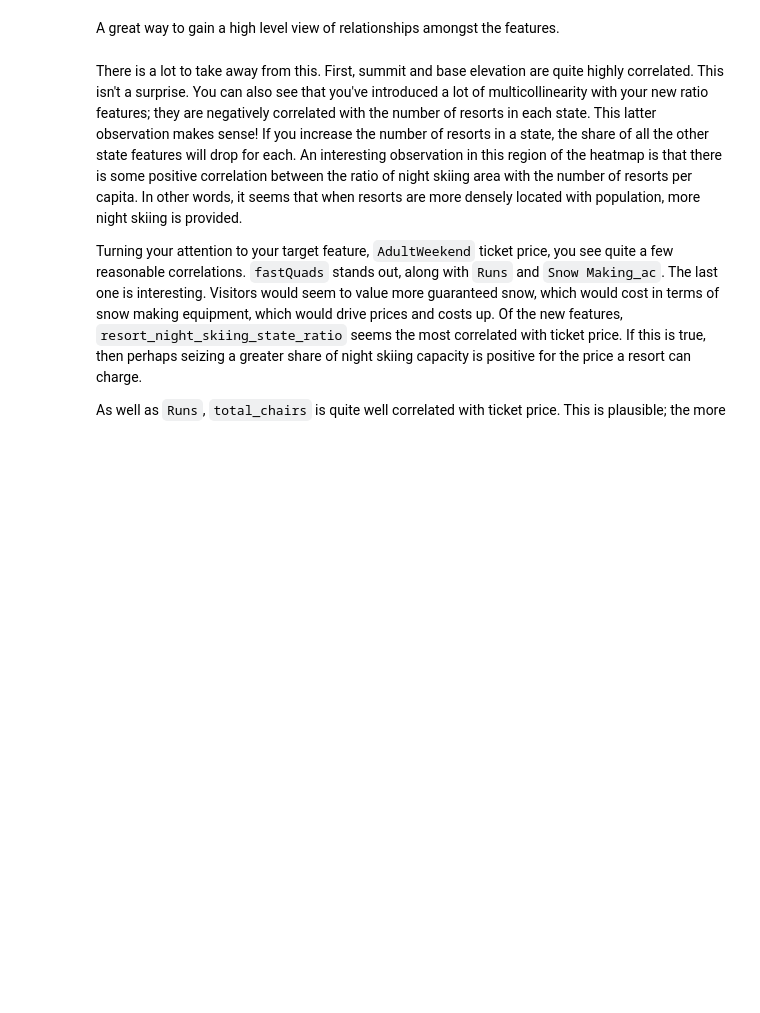
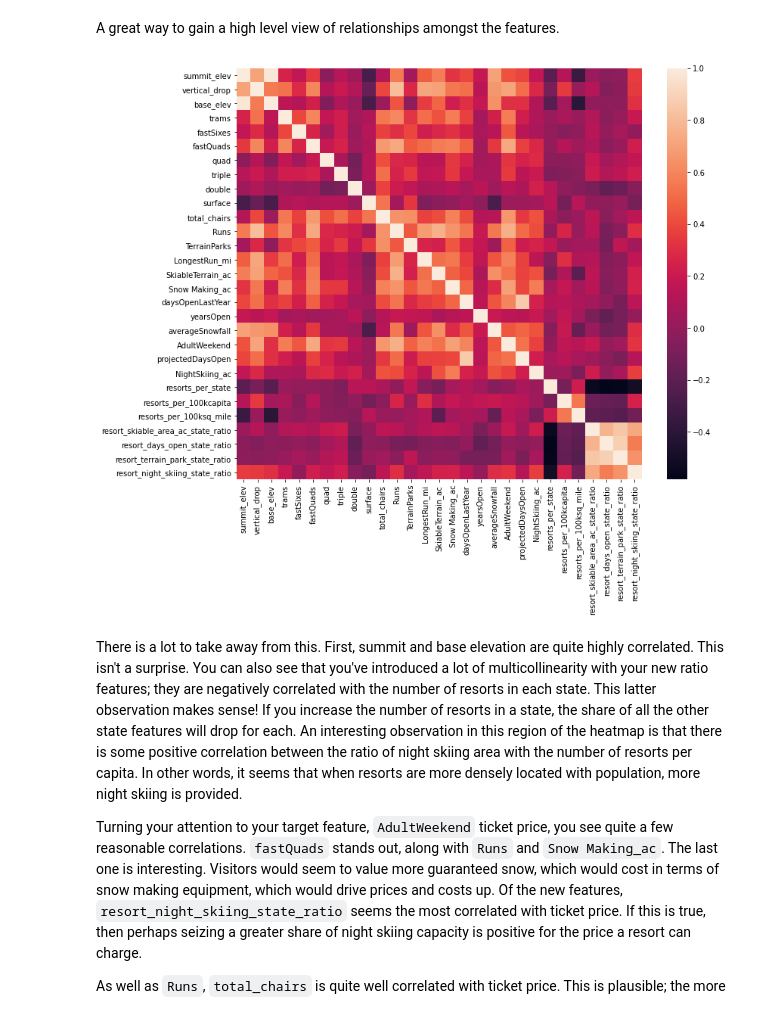
Before and after one commit to Hillary577/DataScienceGuidedCapstone, a Jupyter notebook: Notebooks/HL_03_exploratory_data_analysis.ipynb, the cells around one changed output. Drawn from its saved outputs; the diff is of its cells as text; code cells hidden in the pictures; blank space fills up the shorter version.

```diff
--- a/Notebooks/HL_03_exploratory_data_analysis.ipynb
+++ b/Notebooks/HL_03_exploratory_data_analysis.ipynb
@@ -747,9 +747,11 @@ A great way to gain a high level view of relationships amongst the features.
 # %%
 #Code task 12#
 #Show a seaborn heatmap of correlations in ski_data
 #Hint: call pandas' `corr()` method on `ski_data` and pass that into `sns.heatmap`
 plt.subplots(figsize=(12,10))
-sns.___(ski_data.___);
+sns.heatmap(ski_data.corr());
+# %% [output]
+[figure, added]
 # %% [markdown]
 There is a lot to take away from this. First, summit and base elevation are quite highly correlated. This isn't a surprise. You can also see that you've introduced a lot of multicollinearity with your new ratio features; they are negatively correlated with the number of resorts in each state. This latter observation makes sense! If you increase the number of resorts in a state, the share of all the other state features will drop for each. An interesting observation in this region of the heatmap is that there is some positive correlation between the ratio of night skiing area with the number of resorts per capita. In other words, it seems that when resorts are more densely located with population, more night skiing is provided.
 
```
